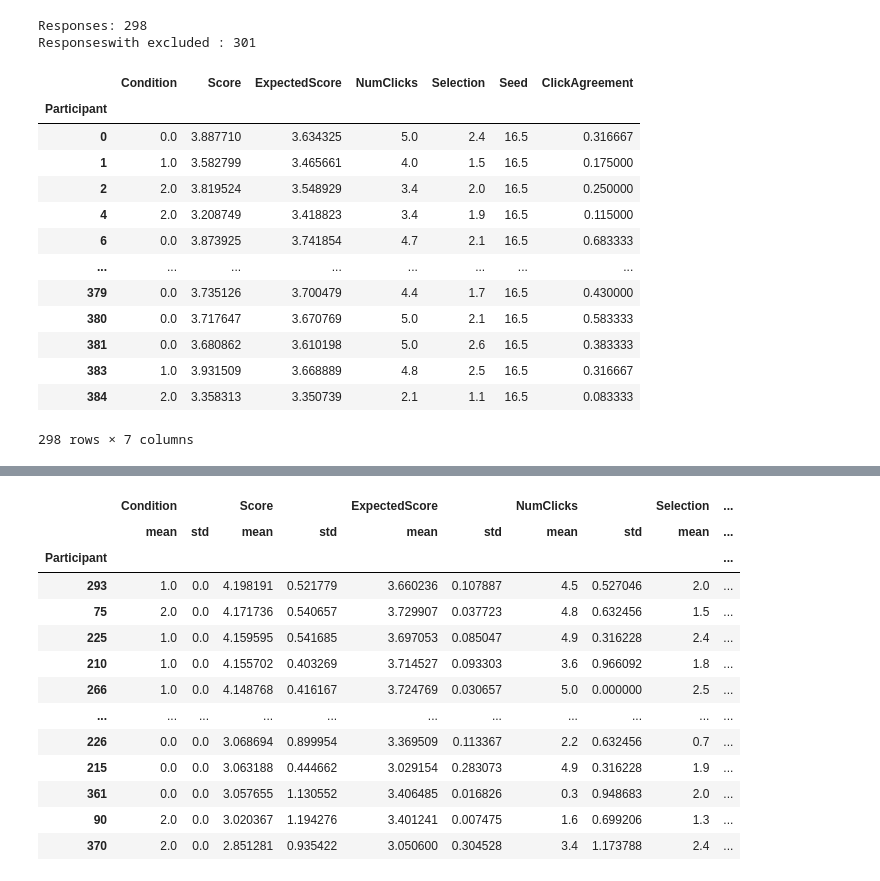
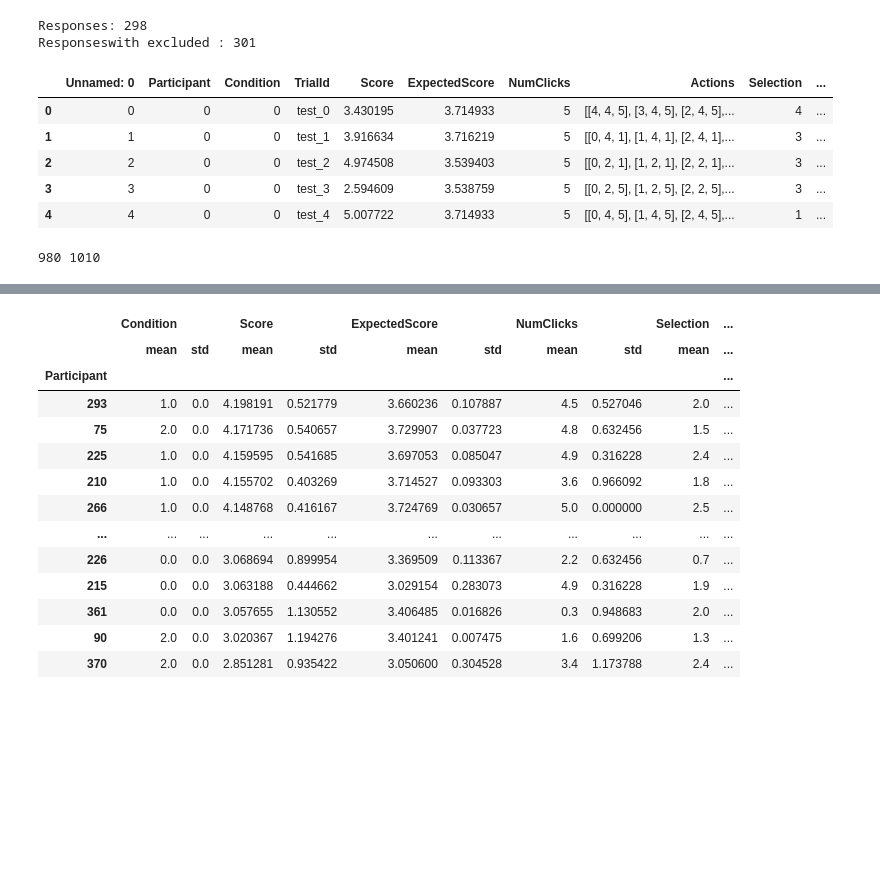
Before and after one commit to lovis-heindrich/MGPS-project-selection, a Jupyter notebook: analysis-5.ipynb, the cells around one changed output, grey strips where cells are left out. Drawn from its saved outputs; the diff is of its cells as text; code cells hidden in the pictures; blank space fills up the shorter version.

```diff
--- a/analysis-5.ipynb
+++ b/analysis-5.ipynb
@@ -249,20 +246,27 @@ print("Responseswith excluded :", len(df_all["Participant"].unique()))
 # %% [output]
 Responses: 298
 Responseswith excluded : 301
-# %%
-df.groupby("Participant").mean()
-# %% [output]
-|  | Condition | Score | ExpectedScore | NumClicks | Selection | Seed | ClickAgreement |
-| Participant |  |  |  |  |  |  |  |
-| 0 | 0.0 | 3.887710 | 3.634325 | 5.0 | 2.4 | 16.5 | 0.316667 |
-| 1 | 1.0 | 3.582799 | 3.465661 | 4.0 | 1.5 | 16.5 | 0.175000 |
-| 2 | 2.0 | 3.819524 | 3.548929 | 3.4 | 2.0 | 16.5 | 0.250000 |
-| 4 | 2.0 | 3.208749 | 3.418823 | 3.4 | 1.9 | 16.5 | 0.115000 |
-| 6 | 0.0 | 3.873925 | 3.741854 | 4.7 | 2.1 | 16.5 | 0.683333 |
-| ... | ... | ... | ... | ... | ... | ... | ... |
-| 379 | 0.0 | 3.735126 | 3.700479 | 4.4 | 1.7 | 16.5 | 0.430000 |
-| 380 | 0.0 | 3.717647 | 3.670769 | 5.0 | 2.1 | 16.5 | 0.583333 |
-| 381 | 0.0 | 3.680862 | 3.610198 | 5.0 | 2.6 | 16.5 | 0.383333 |
-| 383 | 1.0 | 3.931509 | 3.668889 | 4.8 | 2.5 | 16.5 | 0.316667 |
-| 384 | 2.0 | 3.358313 | 3.350739 | 2.1 | 1.1 | 16.5 | 0.083333 |
-298 rows × 7 columns
+# %%
+df = pd.read_csv('data/experiment_results/exp_5.csv')
+df.head()
+# %% [output]
+|  | Unnamed: 0 | Participant | Condition | TrialId | Score | ExpectedScore | NumClicks | Actions | Selection | ... |
+| 0 | 0 | 0 | 0 | test_0 | 3.430195 | 3.714933 | 5 | [[4, 4, 5], [3, 4, 5], [2, 4, 5],... | 4 | ... |
+| 1 | 1 | 0 | 0 | test_1 | 3.916634 | 3.716219 | 5 | [[0, 4, 1], [1, 4, 1], [2, 4, 1],... | 3 | ... |
+| 2 | 2 | 0 | 0 | test_2 | 4.974508 | 3.539403 | 5 | [[0, 2, 1], [1, 2, 1], [2, 2, 1],... | 3 | ... |
+| 3 | 3 | 0 | 0 | test_3 | 2.594609 | 3.538759 | 5 | [[0, 2, 5], [1, 2, 5], [2, 2, 5],... | 3 | ... |
+| 4 | 4 | 0 | 0 | test_4 | 5.007722 | 3.714933 | 5 | [[0, 4, 5], [1, 4, 5], [2, 4, 5],... | 1 | ... |
+# %%
+#project, criteria, expert
+
+tutor_cond_actions = []
+control_cond_actions = []
+for i in range(len(df)):
+    if df.loc[i, "Condition"] == 0:
+        control_cond_actions.append(df.loc[i, "Actions"])
+    elif df.loc[i, "Condition"] == 1:
+        tutor_cond_actions.append(df.loc[i, "Actions"])
+
+print(len(tutor_cond_actions), len(control_cond_actions))
+# %% [output]
+980 1010
```
Also changed, not shown: parts of 3 cells of this notebook.
